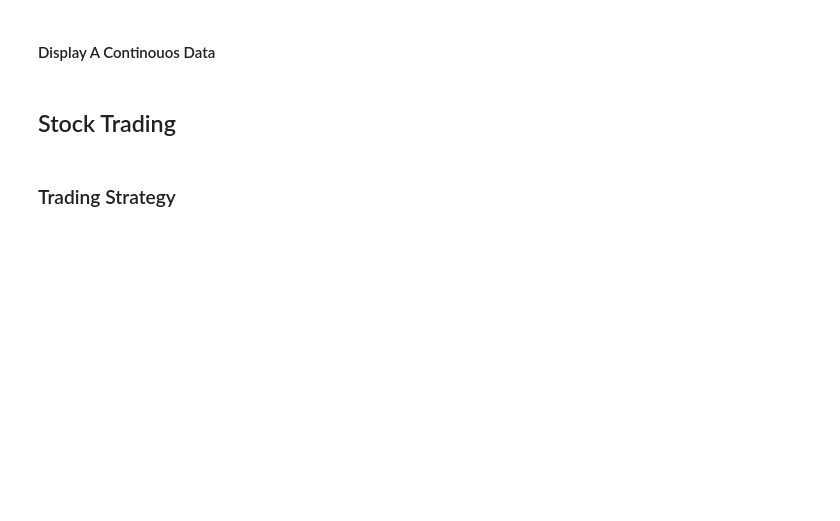
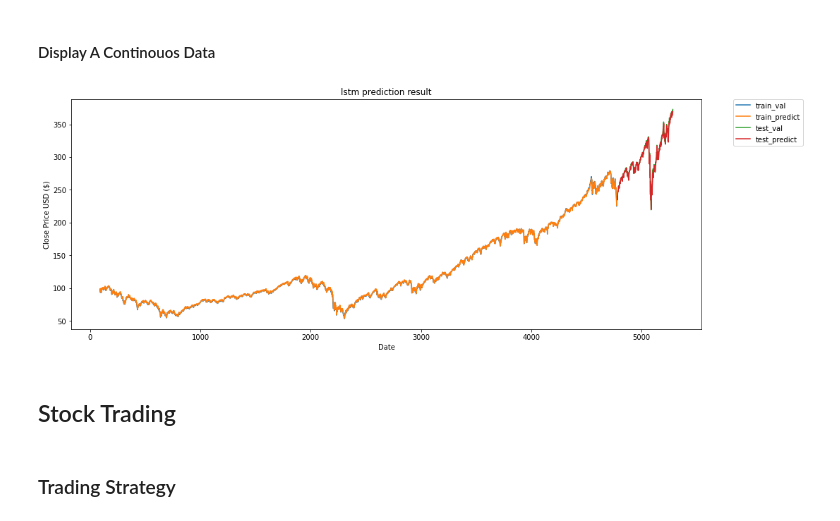
Before and after one commit to BichengWang/RL_stock_trading, a Jupyter notebook: LSTM_prediction.ipynb, the cells around one changed output. Saved outputs shown, nothing was run; the diff lists cells and outputs as text; code cells hidden in the pictures; blank space fills up the shorter version.

Commit message:
LSTM result update

```diff
--- a/LSTM_prediction.ipynb
+++ b/LSTM_prediction.ipynb
@@ -582,5 +612,4 @@ def inverse_transform_y(y_data, scaler, y_col_idx):
 
 def predict(x, y_val, model):
     y = model.predict(x)
-    mse = np.mean(((np.array(y).flatten() - np.array(y_val).flatten()) ** 2))
-    return y, mse
+    return y
@@ -606,4 +625,0 @@ The above models already capture all tickers pattern. However, to fit one ticker
-# %%
-x_train, y_train, x_test, y_test = x_train_dict['SPY'], y_train_dict['SPY'], x_test_dict['SPY'], y_test_dict['SPY']
-model = tf.keras.models.clone_model(models['simple_lstm0'])
-retrain(x_train, y_train, model, batch_size=16, epochs=5)
@@ -620,2 +626,17 @@ test_val = inverse_transform_y(np.reshape(y_test, (y_test.shape[0], 1 )), scaler
+# %%
+def predict_and_transform(x_train, y_train, x_test, y_test, model):
+    # retrain(x_train, y_train, model, batch_size=32, epochs=10)
+
+    y_train_predict = predict(x_train, y_train, model)
+    y_test_predict = predict(x_test, y_test, model)
+
+    train_predict = inverse_transform_y(y_train_predict, scalers['SPY'], y_col_idx=0)
+    train_val = inverse_transform_y(np.reshape(y_train, (y_train.shape[0], 1 )), scalers['SPY'], y_col_idx=0)
+    test_predict = inverse_transform_y(y_test_predict, scalers['SPY'], y_col_idx=0)
+    test_val = inverse_transform_y(np.reshape(y_test, (y_test.shape[0], 1 )), scalers['SPY'], y_col_idx=0)
+
+    return train_predict, train_val, test_predict, test_val
+# %%
+train_predict, train_val, test_predict, test_val = predict_and_transform(x_train_dict['SPY'], y_train_dict['SPY'], x_test_dict['SPY'], y_test_dict['SPY'], model_list[5]['model'])
 # %% [markdown]
 #### Display A Continouos Data
@@ -646,3 +643,28 @@ plt.show()
+# %%
+%matplotlib inline
+
+def display_price_results(train_predict, train_val, test_predict, test_val, title):
+    train = SPY[input_width + shift - 1 : len(x_train) + input_width + shift - 1].copy()
+    train['predict']=train_predict
+    train['val']=train_val
+    valid = SPY[len(x_train) + input_width + shift - 1 :].copy()
+    valid['predict'] = test_predict
+    valid['val']=test_val
+
+    # Visualize the data
+    plt.figure(figsize=(16,6))
+    plt.title(title)
+    plt.xlabel('Date', fontsize=10)
+    plt.ylabel('Close Price USD ($)', fontsize=10)
+    plt.plot(train['val'], label='train_val')
+    plt.plot(train['predict'], label='train_predict')
+    plt.plot(valid['val'], label='test_val')
+    plt.plot(valid['predict'], label='test_predict')
+    plt.legend(bbox_to_anchor=(1.05, 1), loc='upper left', borderaxespad=0.)
+    plt.show()
+display_price_results(train_predict, train_val, test_predict, test_val, 'lstm prediction result')
+# %% [output]
+[figure, added]
 # %% [markdown]
 ## Stock Trading
 # %% [markdown]
```
Also changed, not shown: parts of 27 cells of this notebook.
